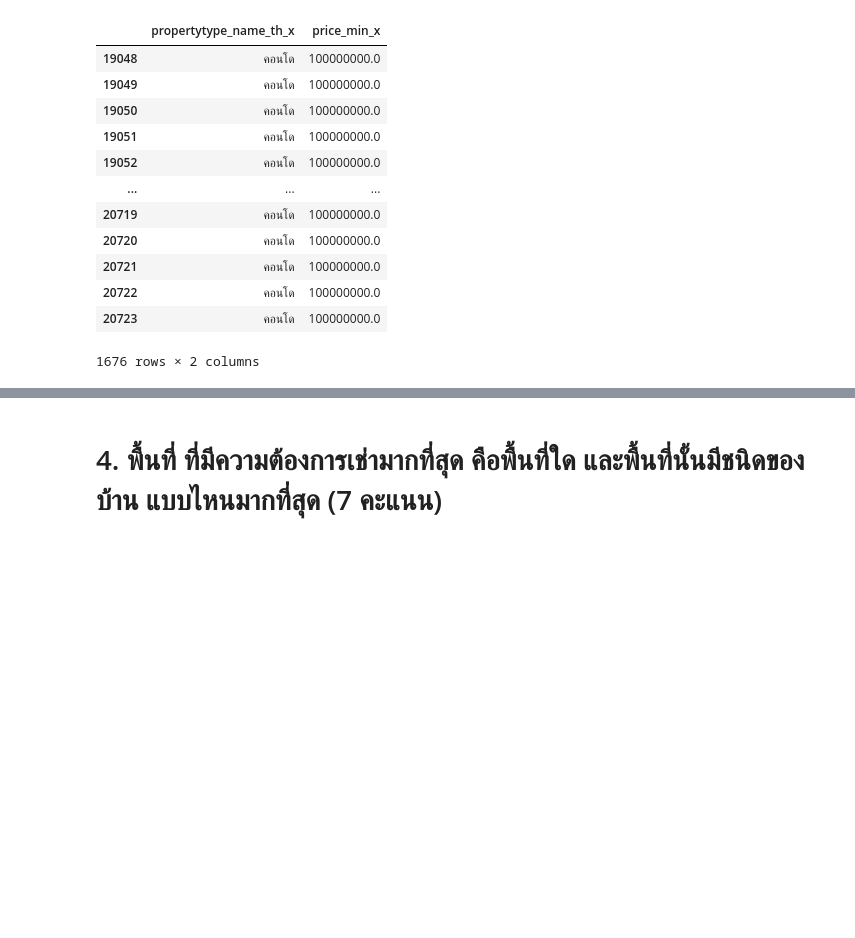
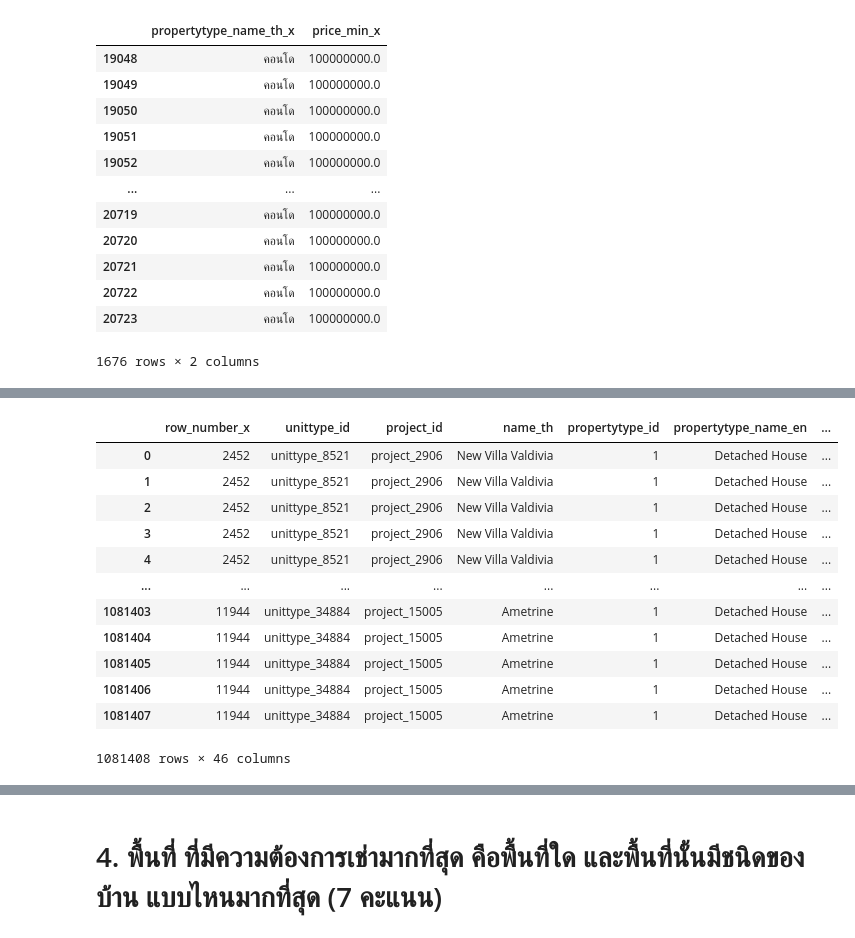
Before and after one commit to InwARMSelviAXE/BasicProg_DataViz65, a Jupyter notebook: midterm65.ipynb, the cells around one changed output, grey strips where cells are left out. Cells and saved outputs as stored; diff of their text form; code cells hidden in the pictures; blank space fills up the shorter version.

```diff
--- a/midterm65.ipynb
+++ b/midterm65.ipynb
@@ -274,0 +276,17 @@ z
+# %%
+unit_eat =  unit.merge(eat, left_on='source', right_on='source')
+unit_eat
+# %% [output]
+|  | row_number_x | unittype_id | project_id | name_th | propertytype_id | propertytype_name_en | ... |
+| 0 | 2452 | unittype_8521 | project_2906 | New Villa Valdivia | 1 | Detached House | ... |
+| 1 | 2452 | unittype_8521 | project_2906 | New Villa Valdivia | 1 | Detached House | ... |
+| 2 | 2452 | unittype_8521 | project_2906 | New Villa Valdivia | 1 | Detached House | ... |
+| 3 | 2452 | unittype_8521 | project_2906 | New Villa Valdivia | 1 | Detached House | ... |
+| 4 | 2452 | unittype_8521 | project_2906 | New Villa Valdivia | 1 | Detached House | ... |
+| ... | ... | ... | ... | ... | ... | ... | ... |
+| 1081403 | 11944 | unittype_34884 | project_15005 | Ametrine | 1 | Detached House | ... |
+| 1081404 | 11944 | unittype_34884 | project_15005 | Ametrine | 1 | Detached House | ... |
+| 1081405 | 11944 | unittype_34884 | project_15005 | Ametrine | 1 | Detached House | ... |
+| 1081406 | 11944 | unittype_34884 | project_15005 | Ametrine | 1 | Detached House | ... |
+| 1081407 | 11944 | unittype_34884 | project_15005 | Ametrine | 1 | Detached House | ... |
+1081408 rows × 46 columns
```
Also changed, not shown: parts of 33 cells of this notebook.
